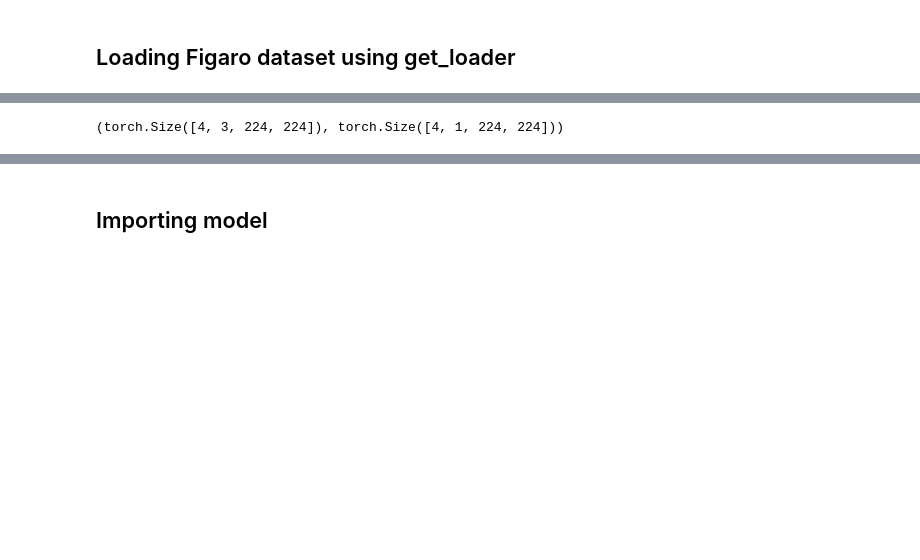
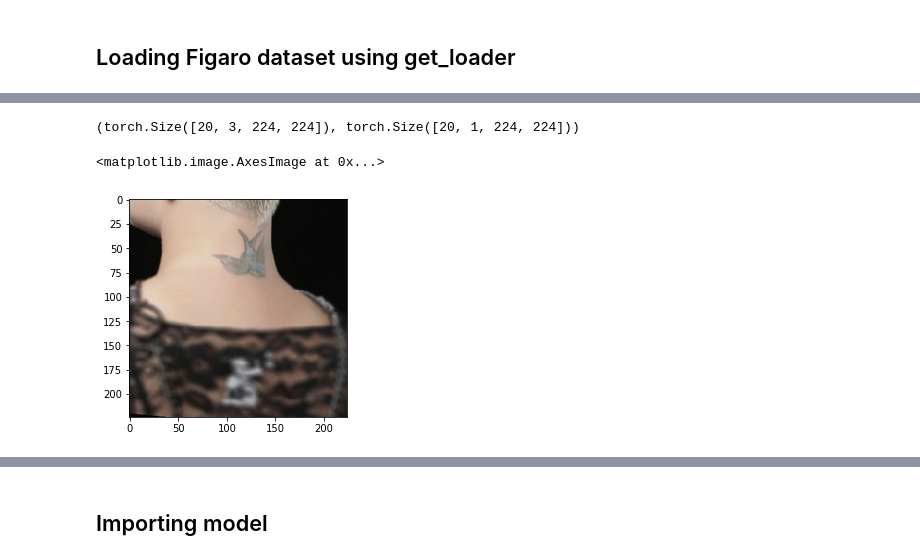
Before and after one commit to puilp0502/pytorch-hair-segmentation, a Jupyter notebook: notebooks/TrainingExample.ipynb, the cells around one changed output, grey strips where cells are left out. Cells and saved outputs as stored; diff of their text form; code cells hidden in the pictures; blank space fills up the shorter version.

```diff
--- a/notebooks/TrainingExample.ipynb
+++ b/notebooks/TrainingExample.ipynb
@@ -157,9 +220,15 @@ step, data.size(), target.size()
 # %%
+import matplotlib.pyplot as plt
 # 2. using iterator
 batch_iterator = iter(train_loader)
 
-for _ in range(10):
+for _ in range(4):
     data, target = batch_iterator.next()
 data.size(), target.size()
 # %% [output]
-(torch.Size([4, 3, 224, 224]), torch.Size([4, 1, 224, 224]))
+(torch.Size([20, 3, 224, 224]), torch.Size([20, 1, 224, 224]))
+# %%
+plt.imshow(data[1].numpy().transpose(1, 2, 0))
+# %% [output]
+<matplotlib.image.AxesImage at 0x...>
+[figure, added]
```
Also changed, not shown: parts of 22 cells of this notebook, 7 other files.
